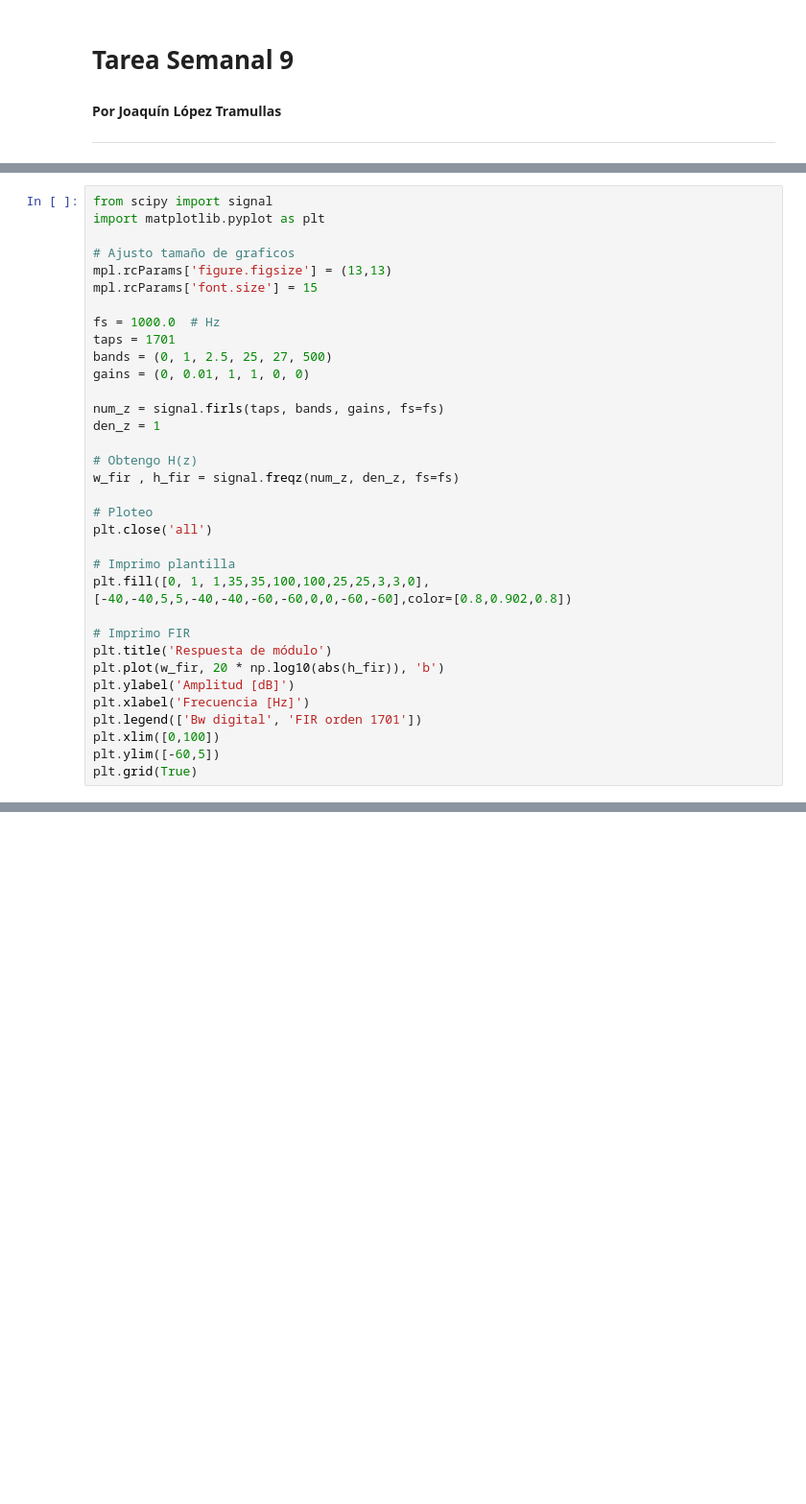
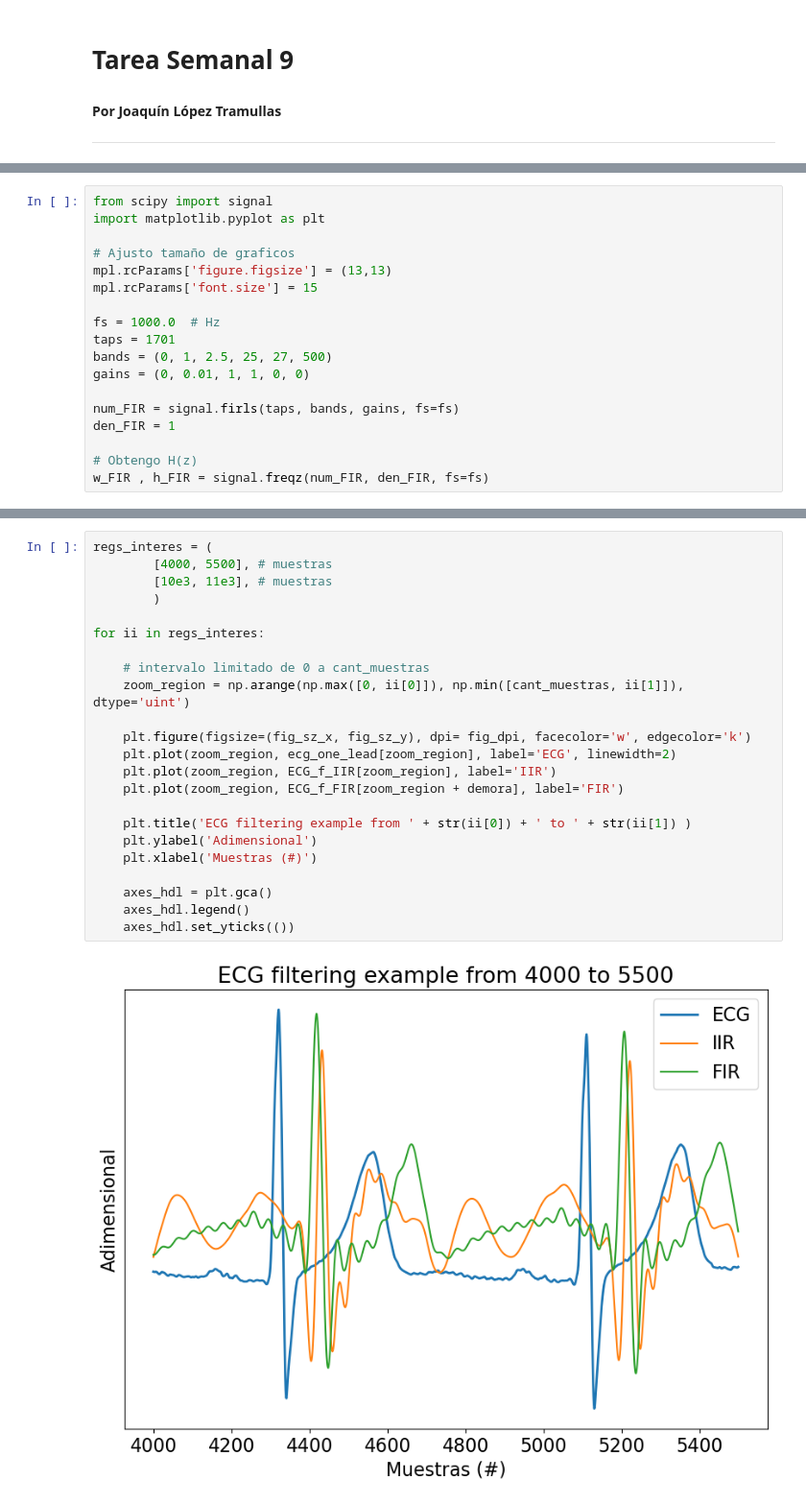
Before and after one commit to JoacoLopezTramullas/TC2, a Jupyter notebook: Tareas semanales/TS09/TS9.ipynb, the cells around one changed output, grey strips where cells are left out. Shown at 96% size. Drawn from its saved outputs; the diff is of its cells as text; blank space fills up the shorter version.

```diff
--- a/Tareas semanales/TS09/TS9.ipynb
+++ b/Tareas semanales/TS09/TS9.ipynb
@@ -66,24 +53,8 @@ taps = 1701
 bands = (0, 1, 2.5, 25, 27, 500)
 gains = (0, 0.01, 1, 1, 0, 0)
 
-num_z = signal.firls(taps, bands, gains, fs=fs)
-den_z = 1
+num_FIR = signal.firls(taps, bands, gains, fs=fs)
+den_FIR = 1
 
 # Obtengo H(z)
-w_fir , h_fir = signal.freqz(num_z, den_z, fs=fs)
-
-# Ploteo
-plt.close('all')
-
-# Imprimo plantilla
-plt.fill([0, 1, 1,35,35,100,100,25,25,3,3,0],[-40,-40,5,5,-40,-40,-60,-60,0,0,-60,-60],color=[0.8,0.902,0.8])
-
-# Imprimo FIR
-plt.title('Respuesta de módulo')
-plt.plot(w_fir, 20 * np.log10(abs(h_fir)), 'b')
-plt.ylabel('Amplitud [dB]')
-plt.xlabel('Frecuencia [Hz]')
-plt.legend(['Bw digital', 'FIR orden 1701'])
-plt.xlim([0,100])
-plt.ylim([-60,5])
-plt.grid(True)
+w_FIR , h_FIR = signal.freqz(num_FIR, den_FIR, fs=fs)
@@ -112,0 +190,25 @@ plt.grid(True)
+# %%
+regs_interes = (
+        [4000, 5500], # muestras
+        [10e3, 11e3], # muestras
+        )
+
+for ii in regs_interes:
+
+    # intervalo limitado de 0 a cant_muestras
+    zoom_region = np.arange(np.max([0, ii[0]]), np.min([cant_muestras, ii[1]]), dtype='uint')
+
+    plt.figure(figsize=(fig_sz_x, fig_sz_y), dpi= fig_dpi, facecolor='w', edgecolor='k')
+    plt.plot(zoom_region, ecg_one_lead[zoom_region], label='ECG', linewidth=2)
+    plt.plot(zoom_region, ECG_f_IIR[zoom_region], label='IIR')
+    plt.plot(zoom_region, ECG_f_FIR[zoom_region + demora], label='FIR')
+
+    plt.title('ECG filtering example from ' + str(ii[0]) + ' to ' + str(ii[1]) )
+    plt.ylabel('Adimensional')
+    plt.xlabel('Muestras (#)')
+
+    axes_hdl = plt.gca()
+    axes_hdl.legend()
+    axes_hdl.set_yticks(())
+# %% [output]
+[figure, added]
```
Also changed, not shown: parts of 20 cells of this notebook, 3 other files.
